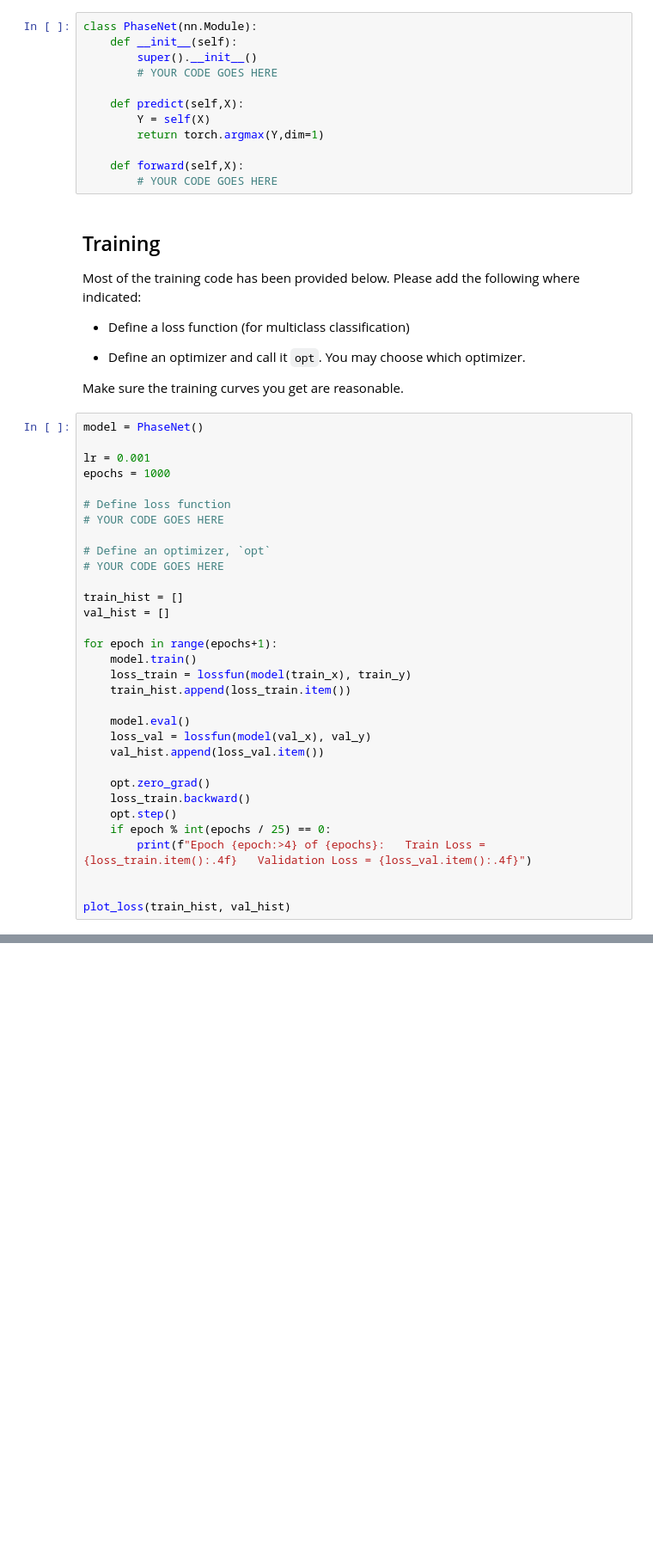
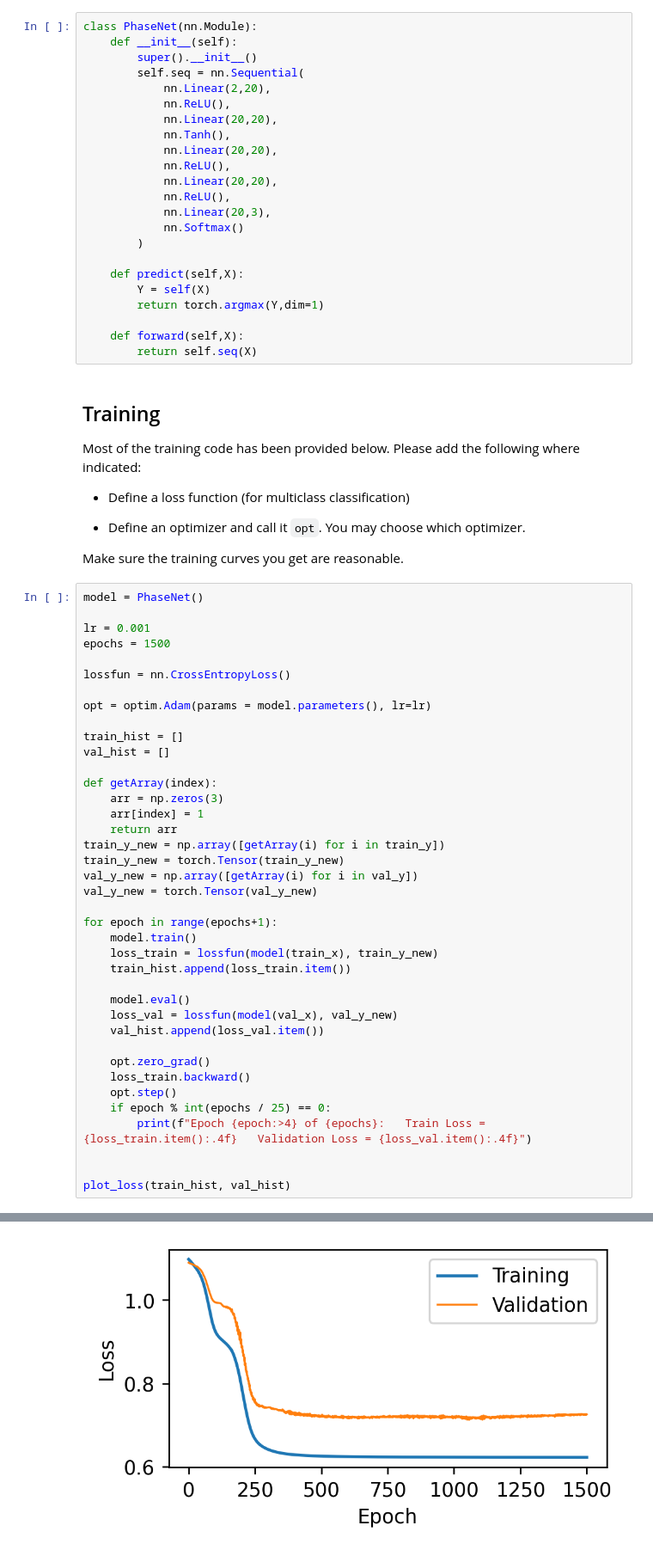
Before and after one commit to judson35/AI-ML, a Jupyter notebook: HW8/M8-L2-P2.ipynb, the cells around one changed output, grey strips where cells are left out. Shown at 86% size. Cells and saved outputs as stored; diff of their text form; blank space fills up the shorter version.

```diff
--- a/HW8/M8-L2-P2.ipynb
+++ b/HW8/M8-L2-P2.ipynb
@@ -94,14 +96,25 @@ In the cell below, complete the definition for `PhaseNet`, a classification neur
 class PhaseNet(nn.Module):
     def __init__(self):
         super().__init__()
-        # YOUR CODE GOES HERE
+        self.seq = nn.Sequential(
+            nn.Linear(2,20),
+            nn.ReLU(),
+            nn.Linear(20,20),
+            nn.Tanh(),
+            nn.Linear(20,20),
+            nn.ReLU(),
+            nn.Linear(20,20),
+            nn.ReLU(),
+            nn.Linear(20,3),
+            nn.Softmax()
+        )
 
     def predict(self,X):
         Y = self(X)
         return torch.argmax(Y,dim=1)
 
     def forward(self,X):
-        # YOUR CODE GOES HERE
+        return self.seq(X)
 # %% [markdown]
 ## Training
 
@@ -116,24 +129,31 @@ Make sure the training curves you get are reasonable.
 model = PhaseNet()
 
 lr = 0.001
-epochs = 1000
+epochs = 1500
 
-# Define loss function
-# YOUR CODE GOES HERE
+lossfun = nn.CrossEntropyLoss()
 
-# Define an optimizer, `opt`
-# YOUR CODE GOES HERE
+opt = optim.Adam(params = model.parameters(), lr=lr)
 
 train_hist = []
 val_hist = []
 
+def getArray(index):
+    arr = np.zeros(3)
+    arr[index] = 1
+    return arr
+train_y_new = np.array([getArray(i) for i in train_y])
+train_y_new = torch.Tensor(train_y_new)
+val_y_new = np.array([getArray(i) for i in val_y])
+val_y_new = torch.Tensor(val_y_new)
+
 for epoch in range(epochs+1):
     model.train()
-    loss_train = lossfun(model(train_x), train_y)
+    loss_train = lossfun(model(train_x), train_y_new)
     train_hist.append(loss_train.item())
 
     model.eval()
-    loss_val = lossfun(model(val_x), val_y)
+    loss_val = lossfun(model(val_x), val_y_new)
     val_hist.append(loss_val.item())
 
     opt.zero_grad()
@@ -144,3 +164,4 @@ for epoch in range(epochs+1):
 
 
 plot_loss(train_hist, val_hist)
+# %% [output]
@@ -147,3 +185,4 @@ plot_loss(train_hist, val_hist)
+[figure, added]
 # %% [markdown]
 ## Plot results
 
```
Also changed, not shown: parts of 3 cells of this notebook, 10 other files.
